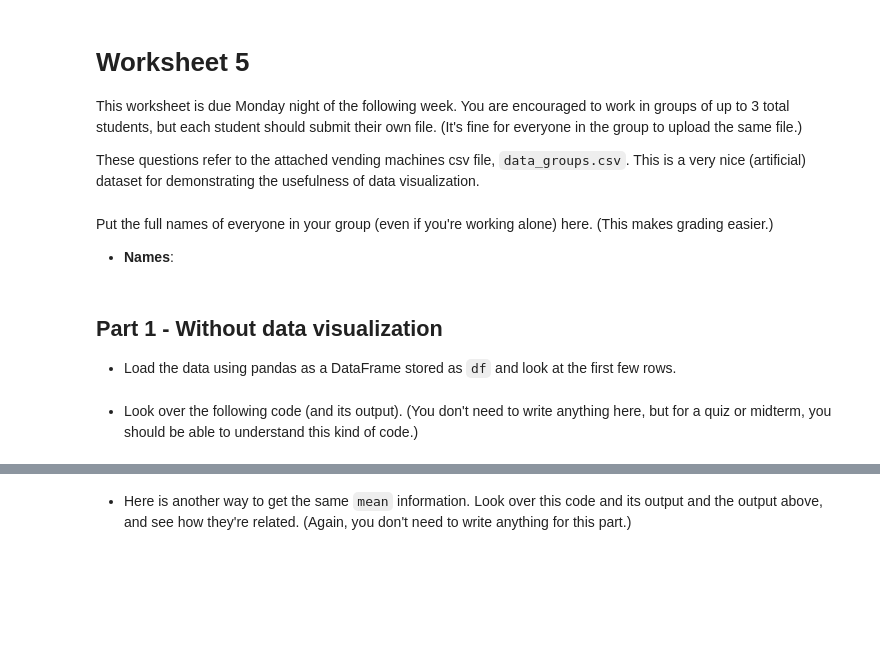
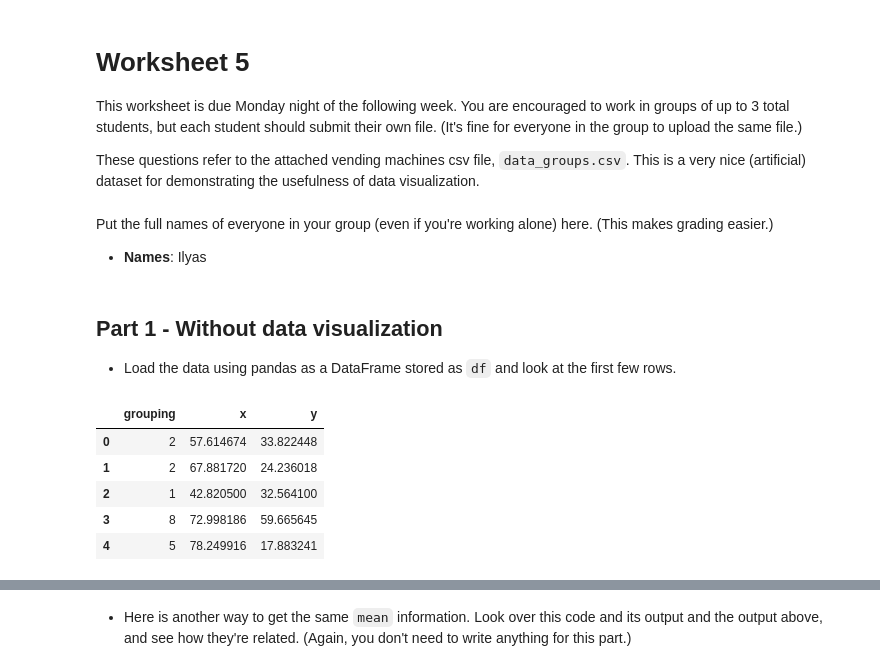
Before and after one commit to ilyaszuh/Math10, a Jupyter notebook: Worksheets/Worksheet5.ipynb, the cells around one changed output, grey strips where cells are left out. Drawn from its saved outputs; the diff is of its cells as text; code cells hidden in the pictures; blank space fills up the shorter version.

```diff
--- a/Worksheets/Worksheet5.ipynb
+++ b/Worksheets/Worksheet5.ipynb
@@ -7,10 +7,8 @@ These questions refer to the attached vending machines csv file, `data_groups.cs
 # %% [markdown]
 Put the full names of everyone in your group (even if you're working alone) here.  (This makes grading easier.)
 
-* **Names**:
+* **Names**:  Ilyas
 # %% [markdown]
 ## Part 1 - Without data visualization
 
 * Load the data using pandas as a DataFrame stored as `df` and look at the first few rows.
-# %% [markdown]
-* Look over the following code (and its output).  (You don't need to write anything here, but for a quiz or midterm, you should be able to understand this kind of code.)
@@ -17,3 +18,13 @@ Put the full names of everyone in your group (even if you're working alone) here
+# %%
+df = pd.read_csv("../Data/data_groups.csv")
+df.head()
+# %% [output]
+|  | grouping | x | y |
+| 0 | 2 | 57.614674 | 33.822448 |
+| 1 | 2 | 67.881720 | 24.236018 |
+| 2 | 1 | 42.820500 | 32.564100 |
+| 3 | 8 | 72.998186 | 59.665645 |
+| 4 | 5 | 78.249916 | 17.883241 |
 # %%
 groups = sorted(df["grouping"].unique())
 
```
Also changed, not shown: parts of 9 cells of this notebook.
